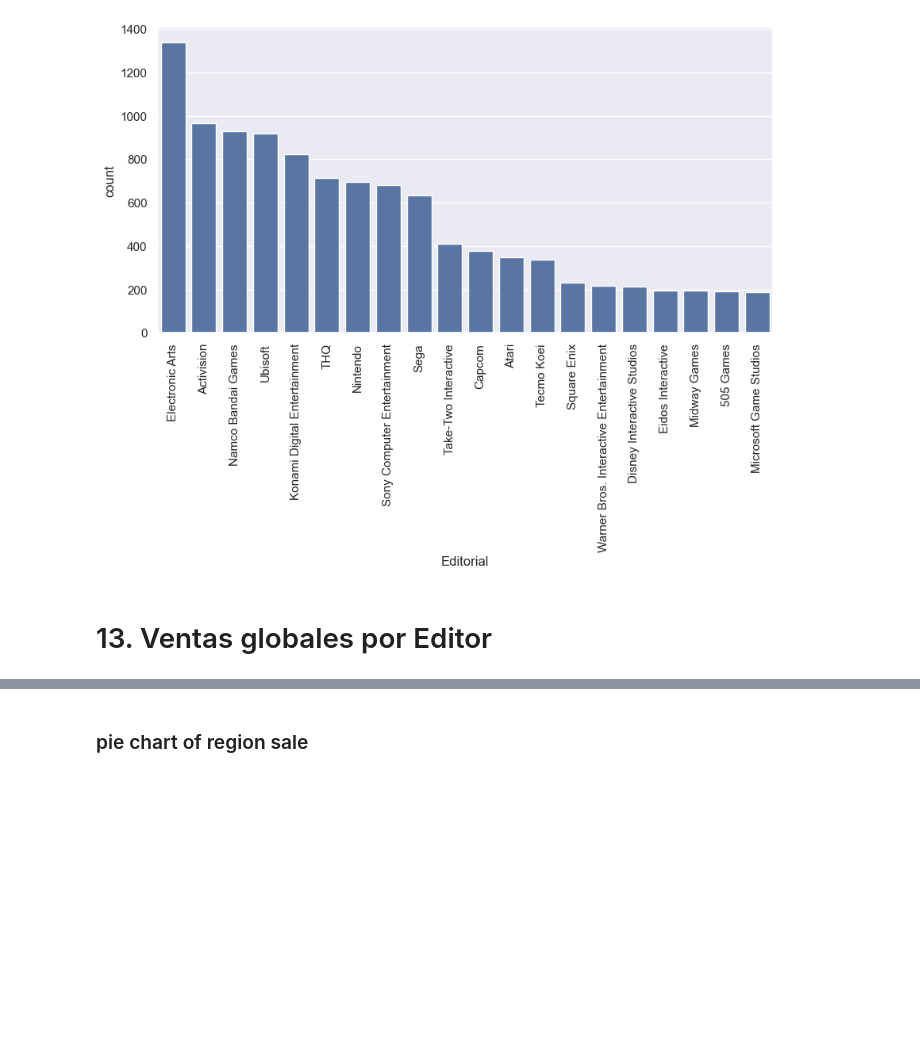
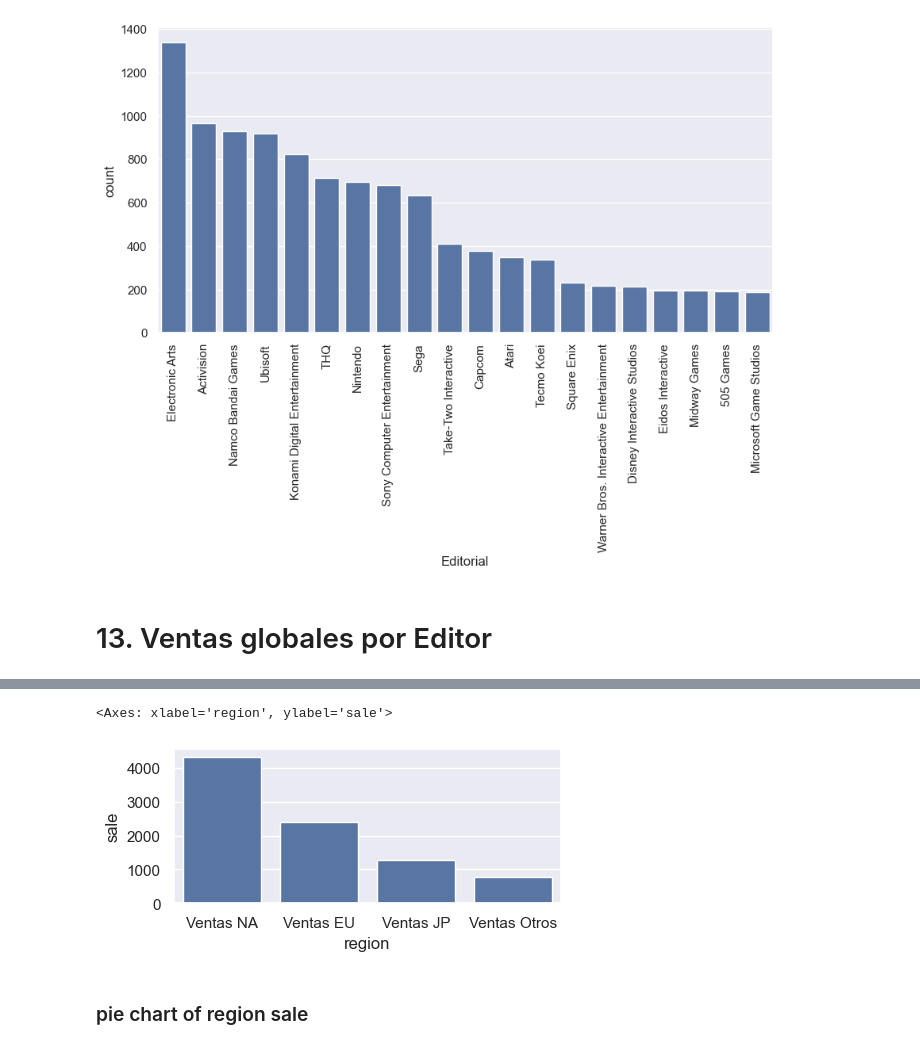
Before and after one commit to juliancollazosg/Analisis_games_sales, a Jupyter notebook: analisis/analisis_data.ipynb, the cells around one changed output, grey strips where cells are left out. Cells and saved outputs as stored; diff of their text form; code cells hidden in the pictures; blank space fills up the shorter version.

```diff
--- a/analisis/analisis_data.ipynb
+++ b/analisis/analisis_data.ipynb
@@ -402,5 +423,5 @@ plt.show()
 # %%
-top_sale_reg = data[['NA_Sales', 'EU_Sales', 'JP_Sales', 'Other_Sales']]
+top_sale_reg = data[['Ventas NA', 'Ventas EU', 'Ventas JP', 'Ventas Otros']]
 # pd.DataFrame(top_sale_reg.sum(), columns=['a', 'b'])
 top_sale_reg = top_sale_reg.sum().reset_index()
 top_sale_reg = top_sale_reg.rename(columns={"index": "region", 0: "sale"})
@@ -408,6 +435,9 @@ top_sale_reg
 # %%
-plt.figure(figsize=(12, 8))
+plt.figure(figsize=(5, 2))
 sns.barplot(x='region', y='sale', data = top_sale_reg)
+# %% [output]
+<Axes: xlabel='region', ylabel='sale'>
+[figure, added]
 # %% [markdown]
 ### pie chart of region sale
 # %%
```
Also changed, not shown: parts of 66 cells of this notebook.
